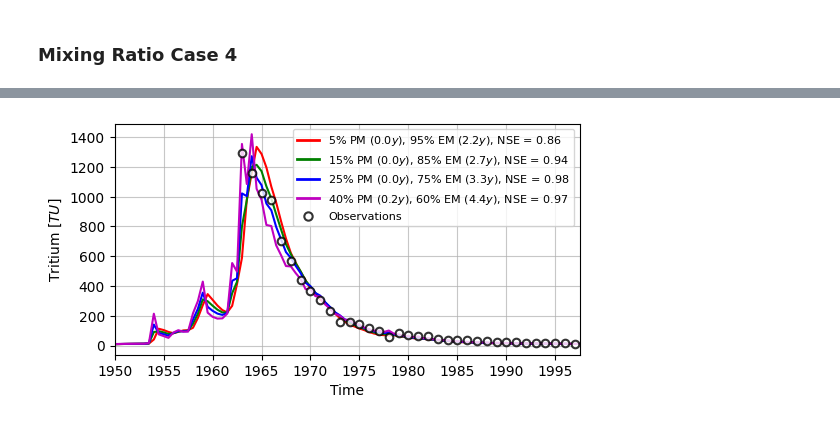
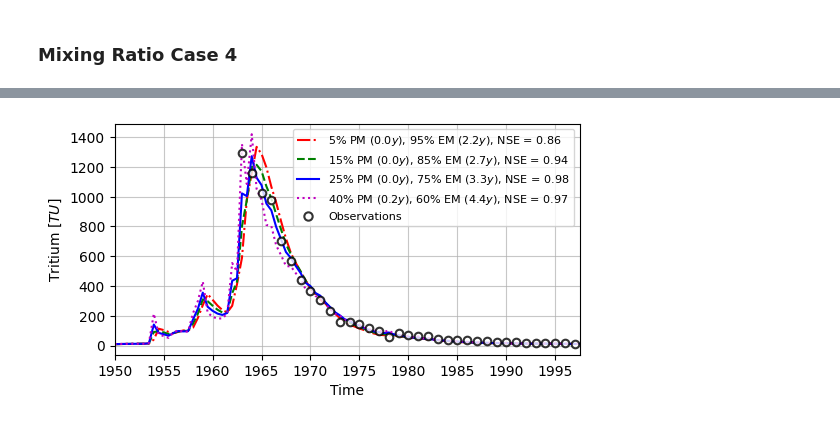
Before and after one commit to iGW-TU-Dresden/PyTracerLab, a Jupyter notebook: docs/examples/example_07.ipynb, the cells around one changed output, grey strips where cells are left out. Saved outputs shown, nothing was run; the diff lists cells and outputs as text; code cells hidden in the pictures.

```diff
--- a/docs/examples/example_07.ipynb
+++ b/docs/examples/example_07.ipynb
@@ -1006,6 +1006,9 @@ fig, ax = plt.subplots(1, 1, figsize=(6, 3))
 
 data_sims = [res_1, res_2, res_3, res_4]
 colors = ["r", "g", "b", "m"]
+linestyles = [(0, (5, 2, 1, 2)), (0, (5, 2, 1, 1, 1, 2)),
+              (0, (5, 2, 1, 1, 1, 1, 1, 2)), (0, (5, 2, 1, 1, 1, 1, 1, 1, 1, 2))]
+linestyles = ["-.", "--", "-", ":"]
 start = 100
 end = 196
 
@@ -1013,7 +1016,8 @@ for num, sims in enumerate(data_sims):
     ax.plot(
         timestamps[start:end],
         sims[start:end],
-        c=colors[num]
+        c=colors[num],
+        ls=linestyles[num],
     )
 
 ax.scatter(
@@ -1028,35 +1032,35 @@ ax.grid(True, alpha=0.7, zorder=0)
 ax.set_xlim([timestamps[start], timestamps[end-1]])
 ax.set_xlabel("Time")
 ax.set_ylabel(r"Tritium $ [TU] $")
 
-custom_lines = [Line2D([0], [0], color="r", lw=2),
-                Line2D([0], [0], color="g", lw=2),
-                Line2D([0], [0], color="b", lw=2),
-                Line2D([0], [0], color="m", lw=2),
+custom_lines = [Line2D([0], [0], color="r", lw=1.5, ls=linestyles[0]),
+                Line2D([0], [0], color="g", lw=1.5, ls=linestyles[1]),
+                Line2D([0], [0], color="b", lw=1.5, ls=linestyles[2]),
+                Line2D([0], [0], color="m", lw=1.5, ls=linestyles[3]),
                 Line2D([0], [0], marker="o", color="w", markeredgewidth=1.5,
                     markerfacecolor="w", markeredgecolor="k", alpha=0.8)]
 
 ax.legend(
     custom_lines,
     [
     fr"{pmfrac_1:.0%} PM (${res_1_x["pm.mtt"]:.1f}y$), " + \
         fr"{emfrac_1:.0%} EM (${res_1_x["em.mtt"]:.1f}y$), " + \
             fr"NSE = {nse(obs_series, res_1):.2f}",
     fr"{pmfrac_2:.0%} PM (${res_2_x["pm.mtt"]:.1f}y$), " + \
         fr"{emfrac_2:.0%} EM (${res_2_x["em.mtt"]:.1f}y$), " + \
             fr"NSE = {nse(obs_series, res_2):.2f}",
     fr"{pmfrac_3:.0%} PM (${res_3_x["pm.mtt"]:.1f}y$), " + \
         fr"{emfrac_3:.0%} EM (${res_3_x["em.mtt"]:.1f}y$), " + \
             fr"NSE = {nse(obs_series, res_3):.2f}",
     fr"{pmfrac_4:.0%} PM (${res_4_x["pm.mtt"]:.1f}y$), " + \
         fr"{emfrac_4:.0%} EM (${res_4_x["em.mtt"]:.1f}y$), " + \
             fr"NSE = {nse(obs_series, res_4):.2f}",
     "Observations"
     ],
     loc="upper right",
     fontsize=8
 )
 
 plt.savefig("calibration_benchmark.png", dpi=400, bbox_inches="tight")
 # %% [output]
-[figure, old version]
+[figure, new version]
```
Also changed, not shown: parts of 5 cells of this notebook, 4 other files.
